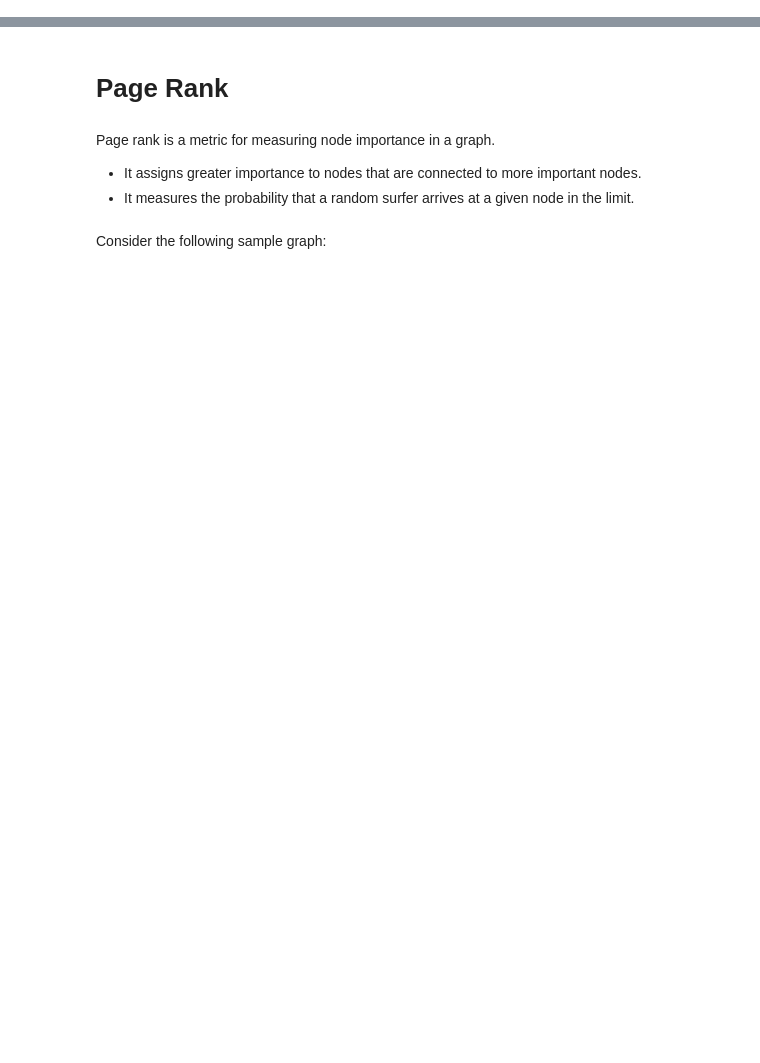
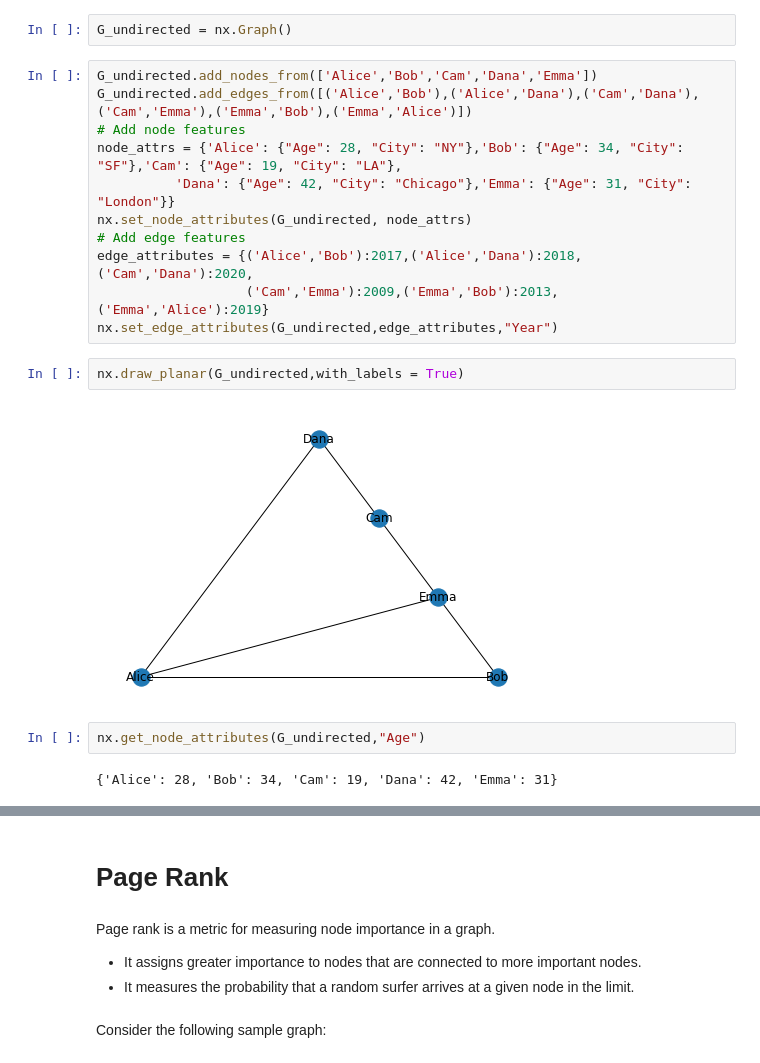
Before and after one commit to govindgnair23/Graph-Machine-Learning, a Jupyter notebook: Intro_to_Graph_Machine_Learning.ipynb, the cells around one changed output, grey strips where cells are left out. Drawn from its saved outputs; the diff is of its cells as text; blank space fills up the shorter version.

```diff
--- a/Intro_to_Graph_Machine_Learning.ipynb
+++ b/Intro_to_Graph_Machine_Learning.ipynb
@@ -14,0 +43,21 @@ In this notebook, we will cover four different algorithms belonging to two major
+# %%
+G_undirected = nx.Graph()
+# %%
+G_undirected.add_nodes_from(['Alice','Bob','Cam','Dana','Emma'])
+G_undirected.add_edges_from([('Alice','Bob'),('Alice','Dana'),('Cam','Dana'),('Cam','Emma'),('Emma','Bob'),('Emma','Alice')])
+# Add node features
+node_attrs = {'Alice': {"Age": 28, "City": "NY"},'Bob': {"Age": 34, "City": "SF"},'Cam': {"Age": 19, "City": "LA"},
+          'Dana': {"Age": 42, "City": "Chicago"},'Emma': {"Age": 31, "City": "London"}}
+nx.set_node_attributes(G_undirected, node_attrs)
+# Add edge features
+edge_attributes = {('Alice','Bob'):2017,('Alice','Dana'):2018,('Cam','Dana'):2020,
+                   ('Cam','Emma'):2009,('Emma','Bob'):2013,('Emma','Alice'):2019}
+nx.set_edge_attributes(G_undirected,edge_attributes,"Year")
+# %%
+nx.draw_planar(G_undirected,with_labels = True)
+# %% [output]
+[figure, added]
+# %%
+nx.get_node_attributes(G_undirected,"Age")
+# %% [output]
+{'Alice': 28, 'Bob': 34, 'Cam': 19, 'Dana': 42, 'Emma': 31}
```
Also changed, not shown: parts of 9 cells of this notebook.
